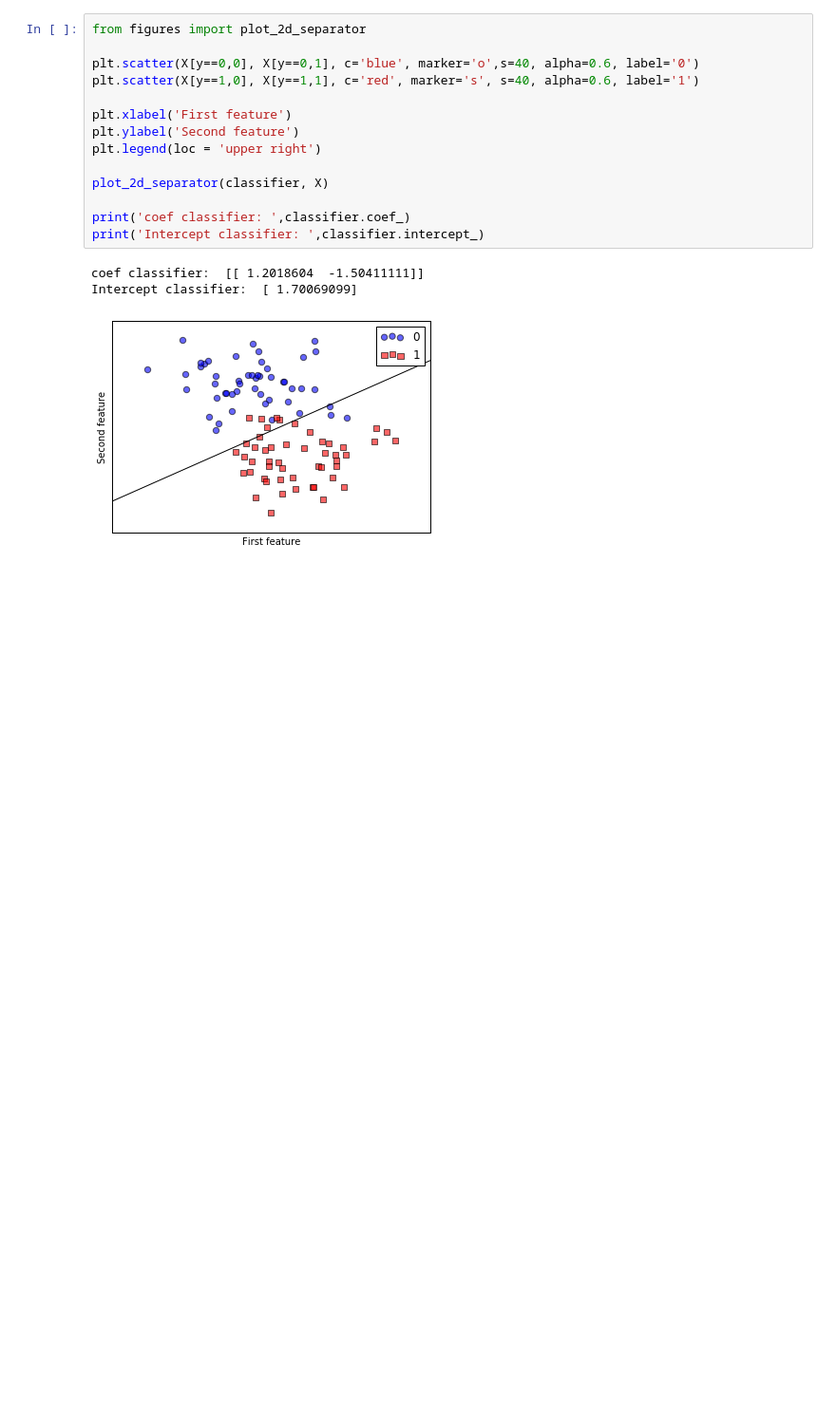
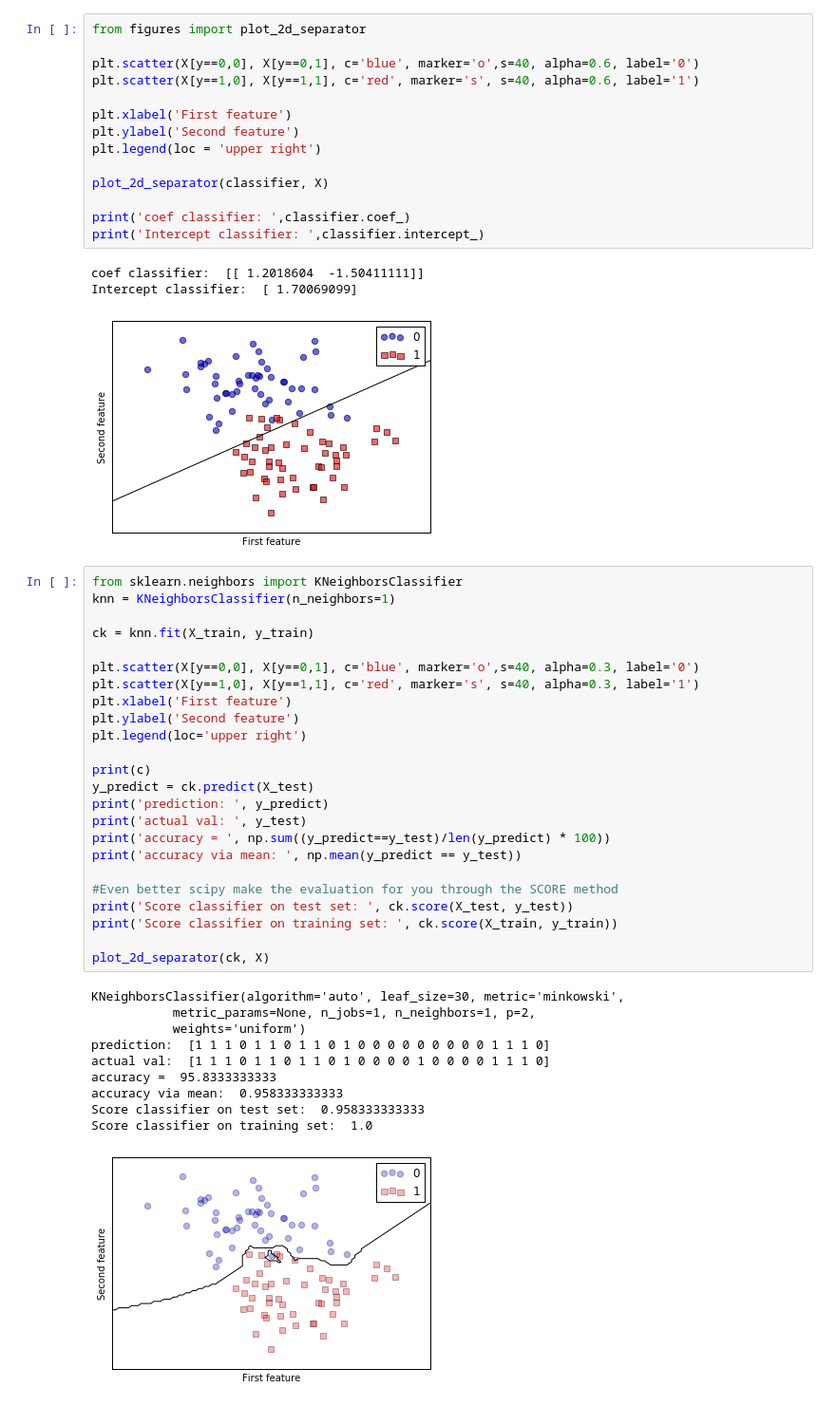
Before and after one commit to MrGreenRubato/notebooks, a Jupyter notebook: SciPy 2016 - Tutorial Part 3 - Supervised Learning - classification.ipynb, the cells around one changed output. Shown at 95% size. Saved outputs shown, nothing was run; the diff lists cells and outputs as text; blank space fills up the shorter version.

```diff
--- a/SciPy 2016 - Tutorial Part 3 - Supervised Learning - classification.ipynb
+++ b/SciPy 2016 - Tutorial Part 3 - Supervised Learning - classification.ipynb
@@ -94,3 +94,38 @@ print('Intercept classifier: ',classifier.intercept_)
 coef classifier:  [[ 1.2018604  -1.50411111]]
 Intercept classifier:  [ 1.70069099]
 [figure]
+# %%
+from sklearn.neighbors import KNeighborsClassifier
+knn = KNeighborsClassifier(n_neighbors=1)
+
+ck = knn.fit(X_train, y_train)
+
+plt.scatter(X[y==0,0], X[y==0,1], c='blue', marker='o',s=40, alpha=0.3, label='0')
+plt.scatter(X[y==1,0], X[y==1,1], c='red', marker='s', s=40, alpha=0.3, label='1')
+plt.xlabel('First feature')
+plt.ylabel('Second feature')
+plt.legend(loc='upper right')
+
+print(c)
+y_predict = ck.predict(X_test)
+print('prediction: ', y_predict)
+print('actual val: ', y_test)
+print('accuracy = ', np.sum((y_predict==y_test)/len(y_predict) * 100))
+print('accuracy via mean: ', np.mean(y_predict == y_test))
+
+#Even better scipy make the evaluation for you through the SCORE method
+print('Score classifier on test set: ', ck.score(X_test, y_test))
+print('Score classifier on training set: ', ck.score(X_train, y_train))
+
+plot_2d_separator(ck, X)
+# %% [output]
+KNeighborsClassifier(algorithm='auto', leaf_size=30, metric='minkowski',
+           metric_params=None, n_jobs=1, n_neighbors=1, p=2,
+           weights='uniform')
+prediction:  [1 1 1 0 1 1 0 1 1 0 1 0 0 0 0 0 0 0 0 0 1 1 1 0]
+actual val:  [1 1 1 0 1 1 0 1 1 0 1 0 0 0 0 1 0 0 0 0 1 1 1 0]
+accuracy =  95.8333333333
+accuracy via mean:  0.958333333333
+Score classifier on test set:  0.958333333333
+Score classifier on training set:  1.0
+[figure, added]
```
Also changed, not shown: parts of 1 cell of this notebook, 1 other file.
